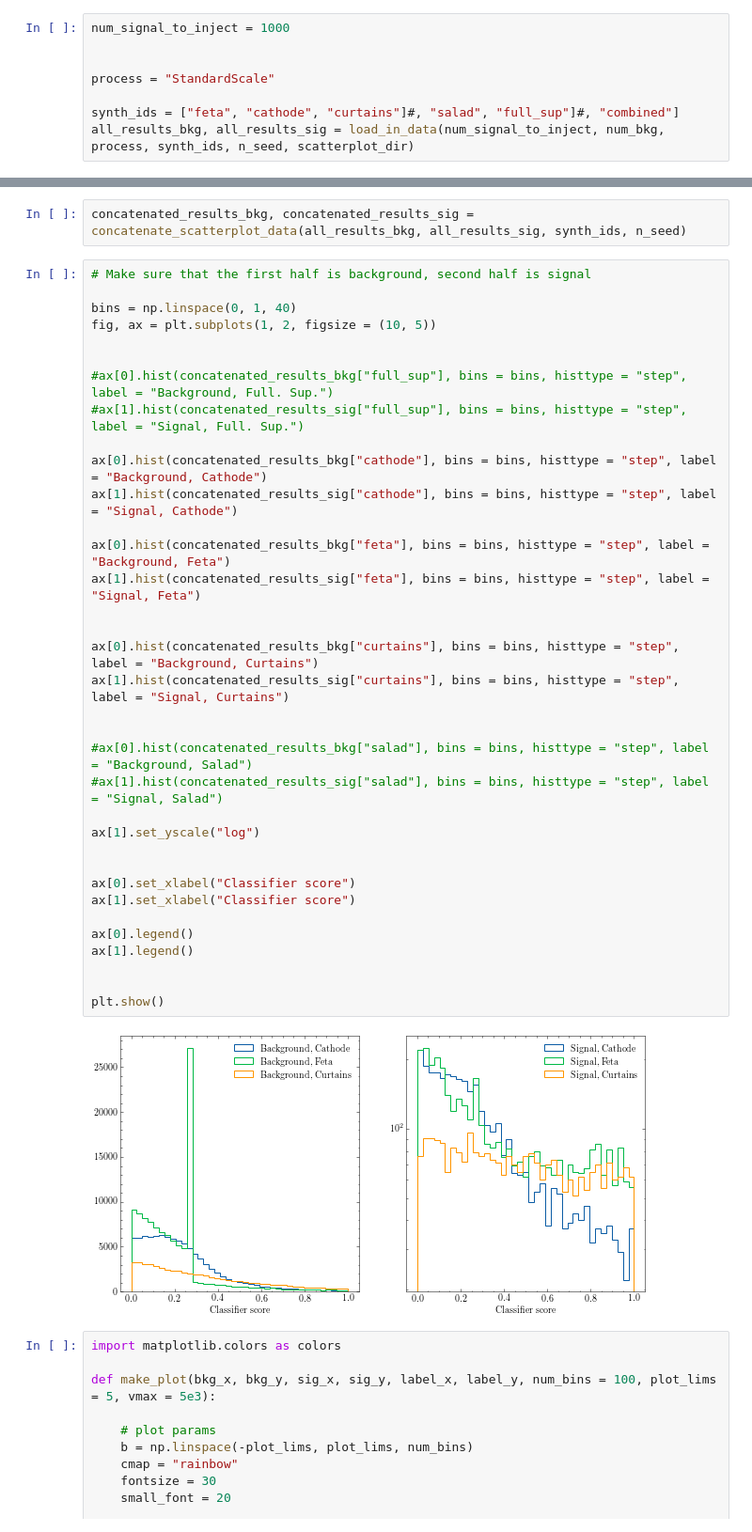
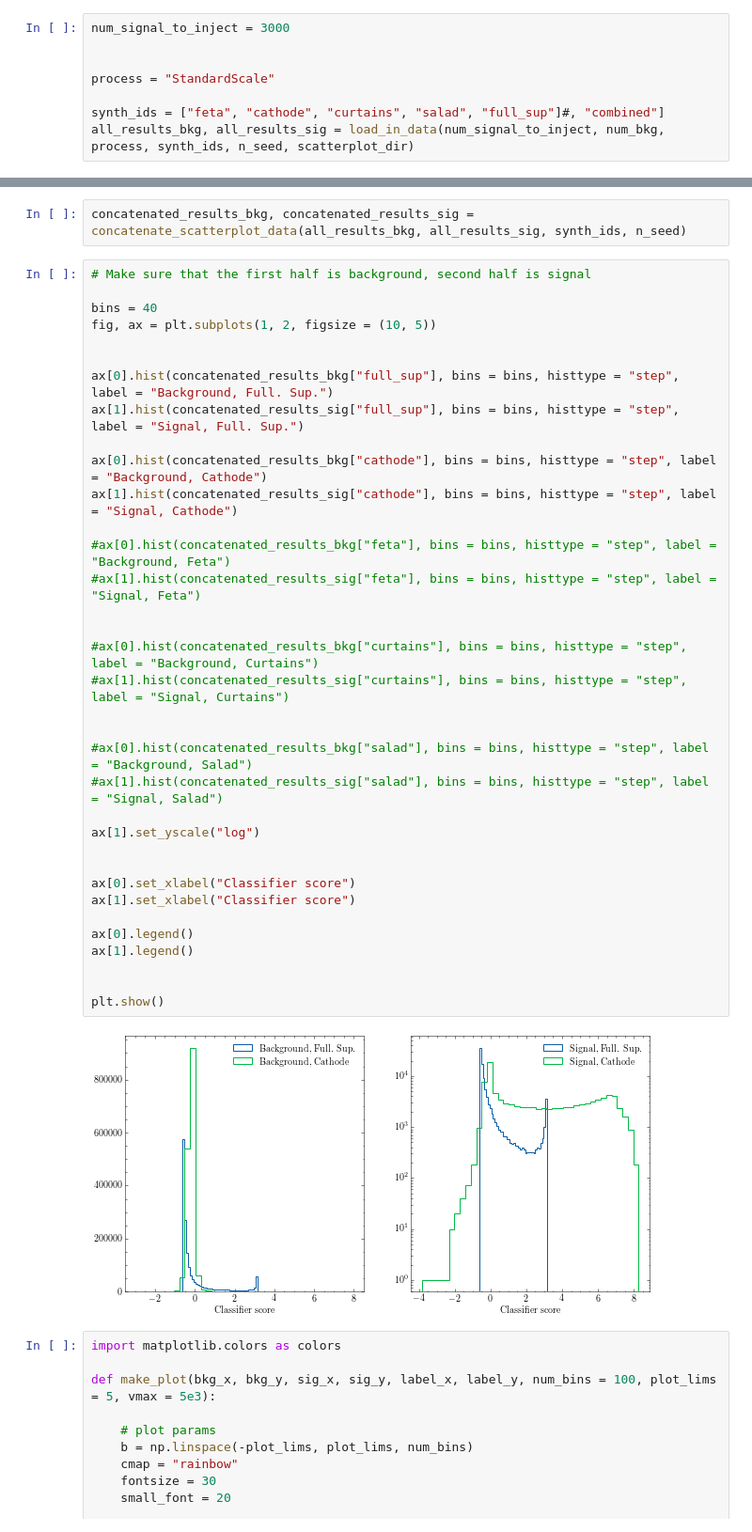
Before and after one commit to rmastand/synthetic_SM_AD, a Jupyter notebook: analyze_scatterplot_all_synth.ipynb, the cells around one changed output, grey strips where cells are left out. Shown at 94% size. Cells and saved outputs as stored; diff of their text form.

````diff
--- a/analyze_scatterplot_all_synth.ipynb
+++ b/analyze_scatterplot_all_synth.ipynb
@@ -27,12 +27,12 @@ num_sig = 20000
 
 First run ```run_scatterplot.py```
 # %%
-num_signal_to_inject = 1000
+num_signal_to_inject = 3000
 
 
 process = "StandardScale"
 
-synth_ids = ["feta", "cathode", "curtains"]#, "salad", "full_sup"]#, "combined"]
+synth_ids = ["feta", "cathode", "curtains", "salad", "full_sup"]#, "combined"]
 all_results_bkg, all_results_sig = load_in_data(num_signal_to_inject, num_bkg, process, synth_ids, n_seed, scatterplot_dir)
 # %% [markdown]
 ## Plot samples against each other for all random seeds
@@ -41,40 +41,40 @@ concatenated_results_bkg, concatenated_results_sig = concatenate_scatterplot_dat
 # %%
 # Make sure that the first half is background, second half is signal
 
-bins = np.linspace(0, 1, 40)
+bins = 40
 fig, ax = plt.subplots(1, 2, figsize = (10, 5))
 
 
-#ax[0].hist(concatenated_results_bkg["full_sup"], bins = bins, histtype = "step", label = "Background, Full. Sup.")
-#ax[1].hist(concatenated_results_sig["full_sup"], bins = bins, histtype = "step", label = "Signal, Full. Sup.")
+ax[0].hist(concatenated_results_bkg["full_sup"], bins = bins, histtype = "step", label = "Background, Full. Sup.")
+ax[1].hist(concatenated_results_sig["full_sup"], bins = bins, histtype = "step", label = "Signal, Full. Sup.")
 
 ax[0].hist(concatenated_results_bkg["cathode"], bins = bins, histtype = "step", label = "Background, Cathode")
 ax[1].hist(concatenated_results_sig["cathode"], bins = bins, histtype = "step", label = "Signal, Cathode")
 
-ax[0].hist(concatenated_results_bkg["feta"], bins = bins, histtype = "step", label = "Background, Feta")
-ax[1].hist(concatenated_results_sig["feta"], bins = bins, histtype = "step", label = "Signal, Feta")
+#ax[0].hist(concatenated_results_bkg["feta"], bins = bins, histtype = "step", label = "Background, Feta")
+#ax[1].hist(concatenated_results_sig["feta"], bins = bins, histtype = "step", label = "Signal, Feta")
 
 
-ax[0].hist(concatenated_results_bkg["curtains"], bins = bins, histtype = "step", label = "Background, Curtains")
-ax[1].hist(concatenated_results_sig["curtains"], bins = bins, histtype = "step", label = "Signal, Curtains")
+#ax[0].hist(concatenated_results_bkg["curtains"], bins = bins, histtype = "step", label = "Background, Curtains")
+#ax[1].hist(concatenated_results_sig["curtains"], bins = bins, histtype = "step", label = "Signal, Curtains")
 
 
 #ax[0].hist(concatenated_results_bkg["salad"], bins = bins, histtype = "step", label = "Background, Salad")
 #ax[1].hist(concatenated_results_sig["salad"], bins = bins, histtype = "step", label = "Signal, Salad")
 
 ax[1].set_yscale("log")
 
 
 ax[0].set_xlabel("Classifier score")
 ax[1].set_xlabel("Classifier score")
 
 ax[0].legend()
 ax[1].legend()
 
 
 plt.show()
 # %% [output]
-[figure, old version]
+[figure, new version]
 # %%
 import matplotlib.colors as colors
 
````
Also changed, not shown: parts of 5 cells of this notebook, 3 other files.
